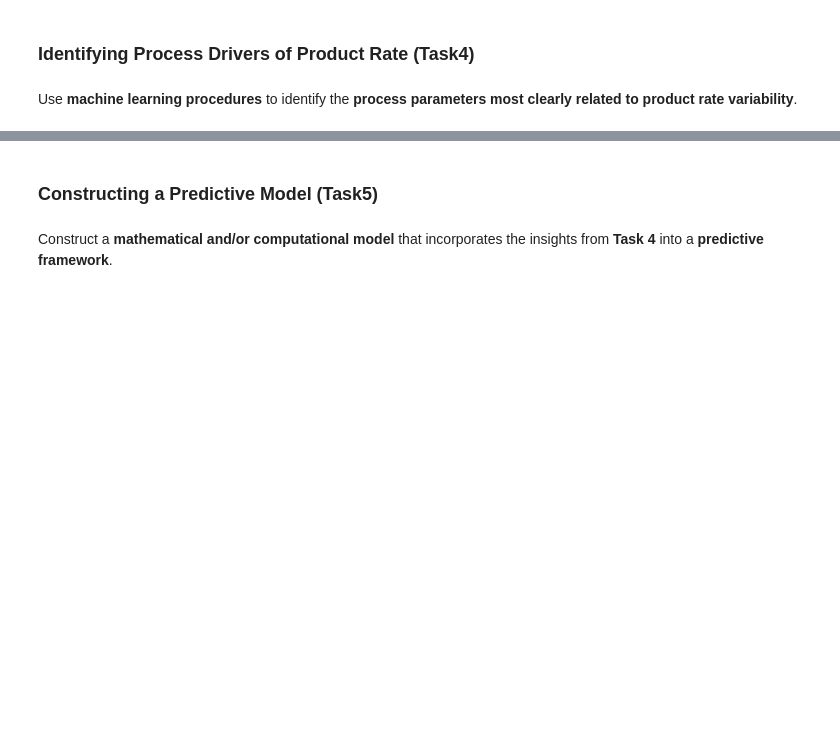
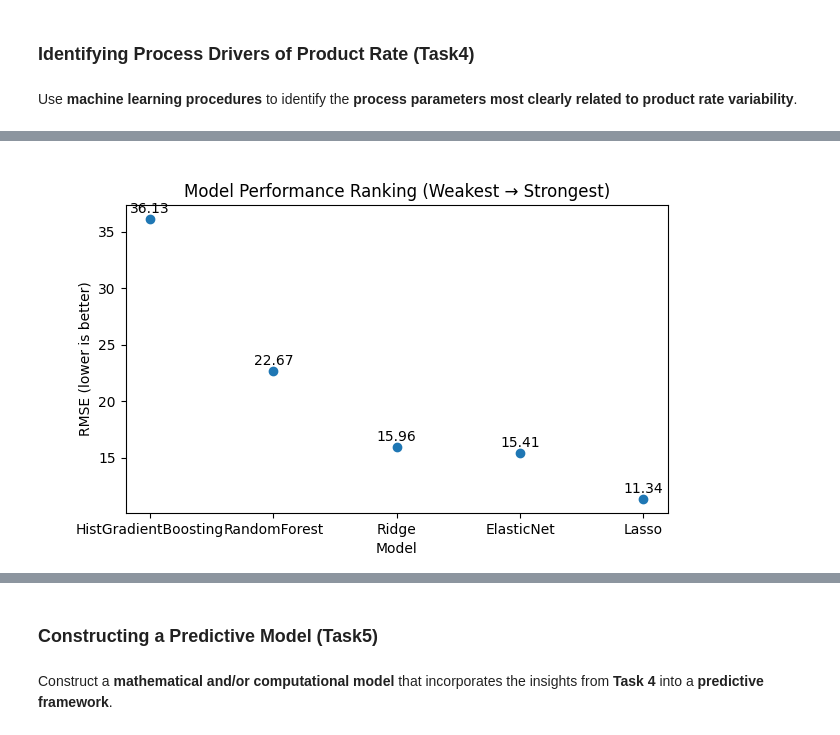
Before and after one commit to RichardFisher1/Applied, a Jupyter notebook: notebooks/Case Study Tasks.ipynb, the cells around one changed output, grey strips where cells are left out. Drawn from its saved outputs; the diff is of its cells as text; code cells hidden in the pictures; blank space fills up the shorter version.

```diff
--- a/notebooks/Case Study Tasks.ipynb
+++ b/notebooks/Case Study Tasks.ipynb
@@ -607,0 +513,32 @@ A feature redundancy check was performed to ensure analytical integrity; duplica
+# %%
+import pandas as pd
+import matplotlib.pyplot as plt
+
+rmse = {
+    "Ridge": 15.9614,
+    "Lasso": 11.3362,
+    "ElasticNet": 15.4131,
+    "RandomForest": 22.6733,
+    "HistGradientBoosting": 36.1285
+}
+
+# Convert to Series
+rmse_series = pd.Series(rmse)
+
+# Order weakest -> strongest
+rmse_series = rmse_series.sort_values(ascending=False)
+
+plt.figure(figsize=(7,4))
+
+plt.scatter(rmse_series.index, rmse_series.values)
+
+for i, v in enumerate(rmse_series.values):
+    plt.text(i, v + 0.5, f"{v:.2f}", ha="center")
+
+plt.ylabel("RMSE (lower is better)")
+plt.xlabel("Model")
+plt.title("Model Performance Ranking (Weakest → Strongest)")
+
+plt.show()
+# %% [output]
+[figure, added]
```
Also changed, not shown: parts of 39 cells of this notebook, 2 other files.
